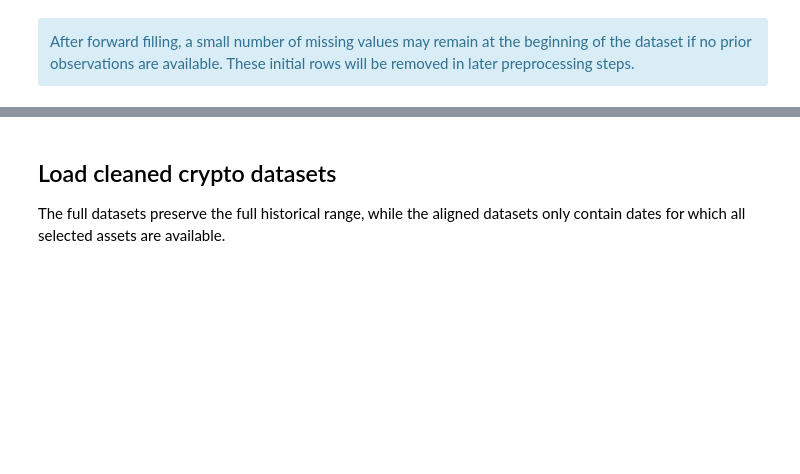
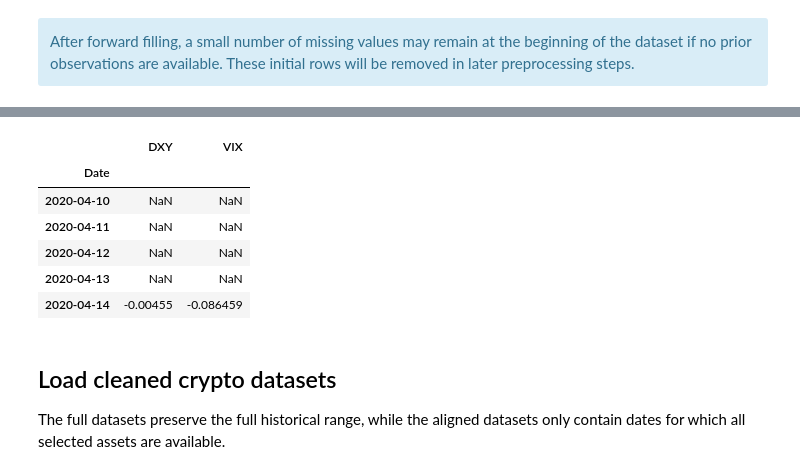
Before and after one commit to theodorahaimoff/hslu_fs26_dspro2, a Jupyter notebook: notebooks/02_feature_engineering.ipynb, the cells around one changed output, grey strips where cells are left out. Drawn from its saved outputs; the diff is of its cells as text; code cells hidden in the pictures; blank space fills up the shorter version.

```diff
--- a/notebooks/02_feature_engineering.ipynb
+++ b/notebooks/02_feature_engineering.ipynb
@@ -81,3 +87,14 @@ After forward filling, a small number of missing values may remain at the beginn
+# %%
+macro_log_returns_df = np.log(macro_aligned_df / macro_aligned_df.shift(1))
+macro_log_returns_df.head()
+# %% [output]
+|  | DXY | VIX |
+| Date |  |  |
+| 2020-04-10 | NaN | NaN |
+| 2020-04-11 | NaN | NaN |
+| 2020-04-12 | NaN | NaN |
+| 2020-04-13 | NaN | NaN |
+| 2020-04-14 | -0.00455 | -0.086459 |
 # %% [markdown]
 ## Load cleaned crypto datasets
 
```
Also changed, not shown: parts of 10 cells of this notebook, 3 other files.
